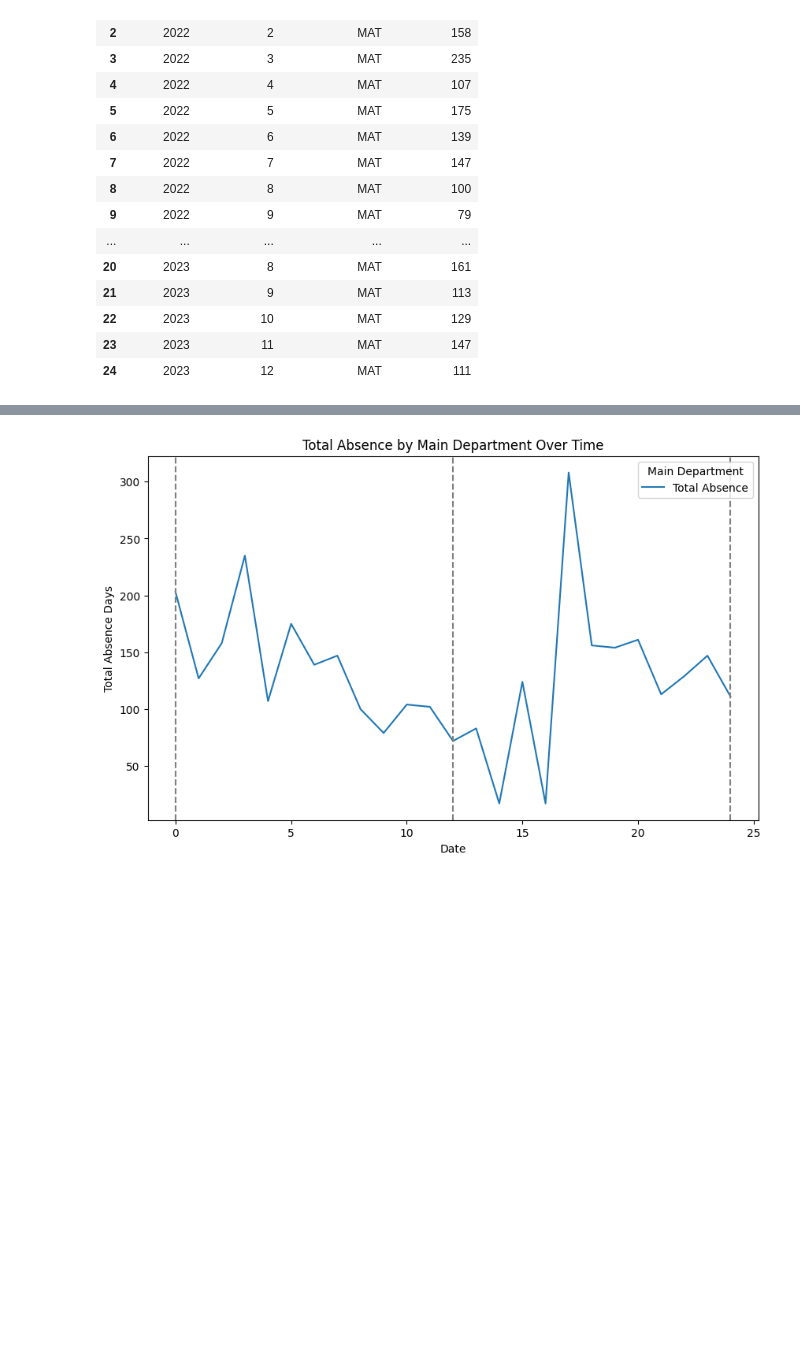
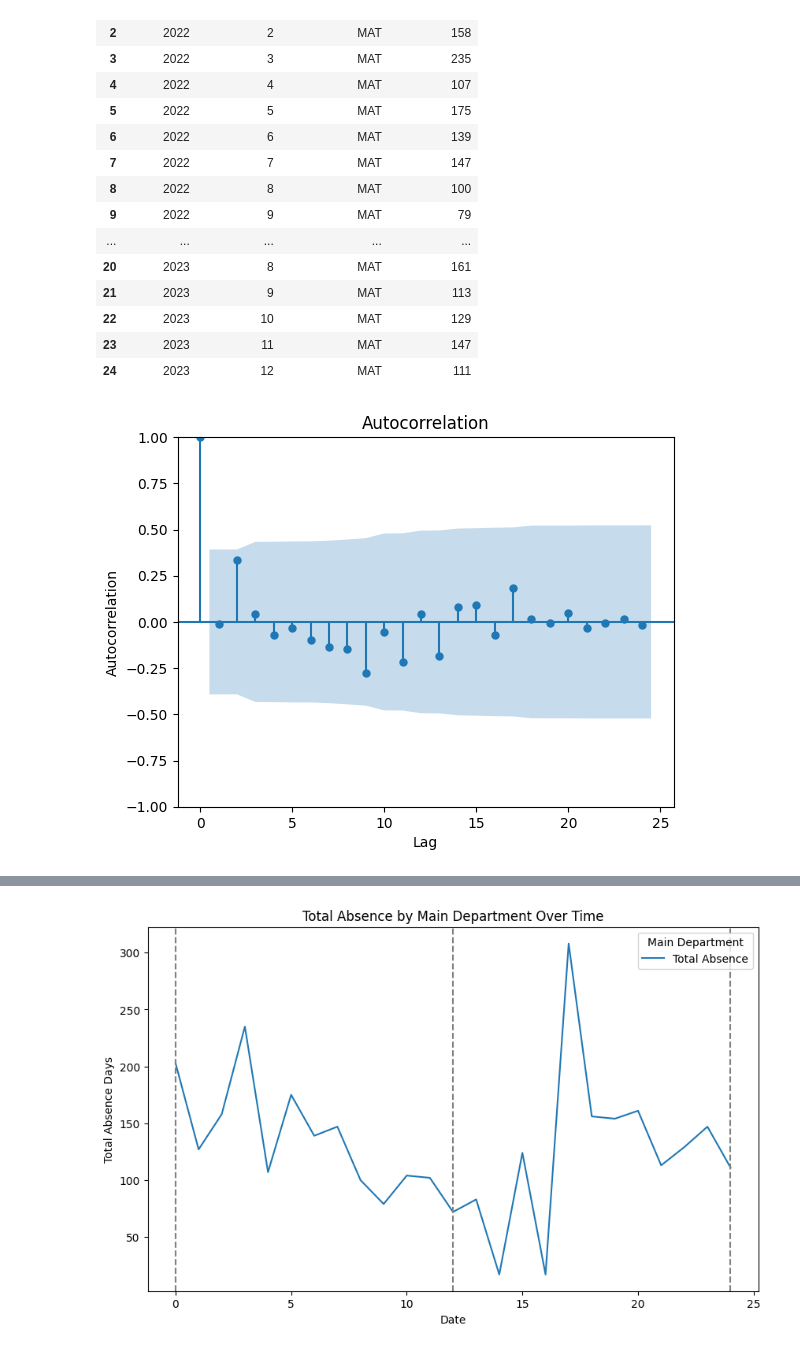
Before and after one commit to DSGP-Group-1-EAPS/SL-Apparel-Dataset, a Jupyter notebook: ARIMA_and_SARIMA_for_MAT.ipynb, the cells around one changed output, grey strips where cells are left out. Drawn from its saved outputs; the diff is of its cells as text; code cells hidden in the pictures; blank space fills up the shorter version.

```diff
--- a/ARIMA_and_SARIMA_for_MAT.ipynb
+++ b/ARIMA_and_SARIMA_for_MAT.ipynb
@@ -82,3 +81,11 @@ total_absence_by_main_dept
 | 22 | 2023 | 10 | MAT | 129 |
 | 23 | 2023 | 11 | MAT | 147 |
 | 24 | 2023 | 12 | MAT | 111 |
+# %%
+# Plot ACF
+plot_acf(total_absence_by_main_dept['totalAbsence'], lags=24)
+plt.xlabel('Lag')
+plt.ylabel('Autocorrelation')
+plt.show()
+# %% [output]
+[figure, added]
```
Also changed, not shown: parts of 7 cells of this notebook.
